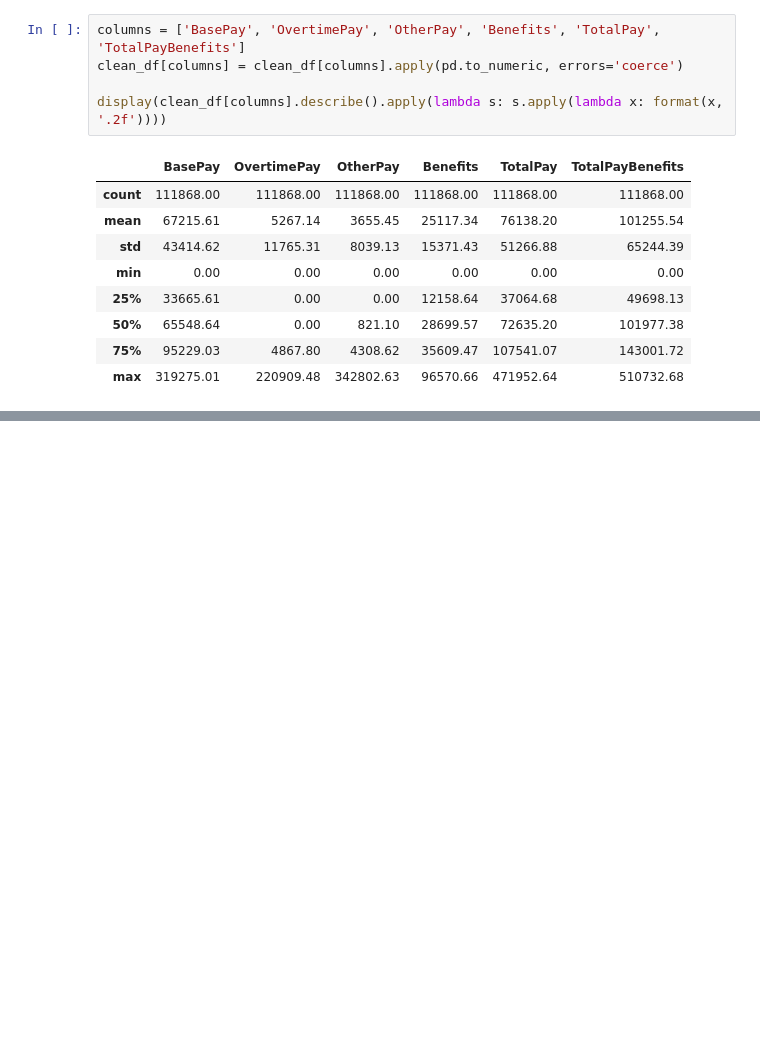
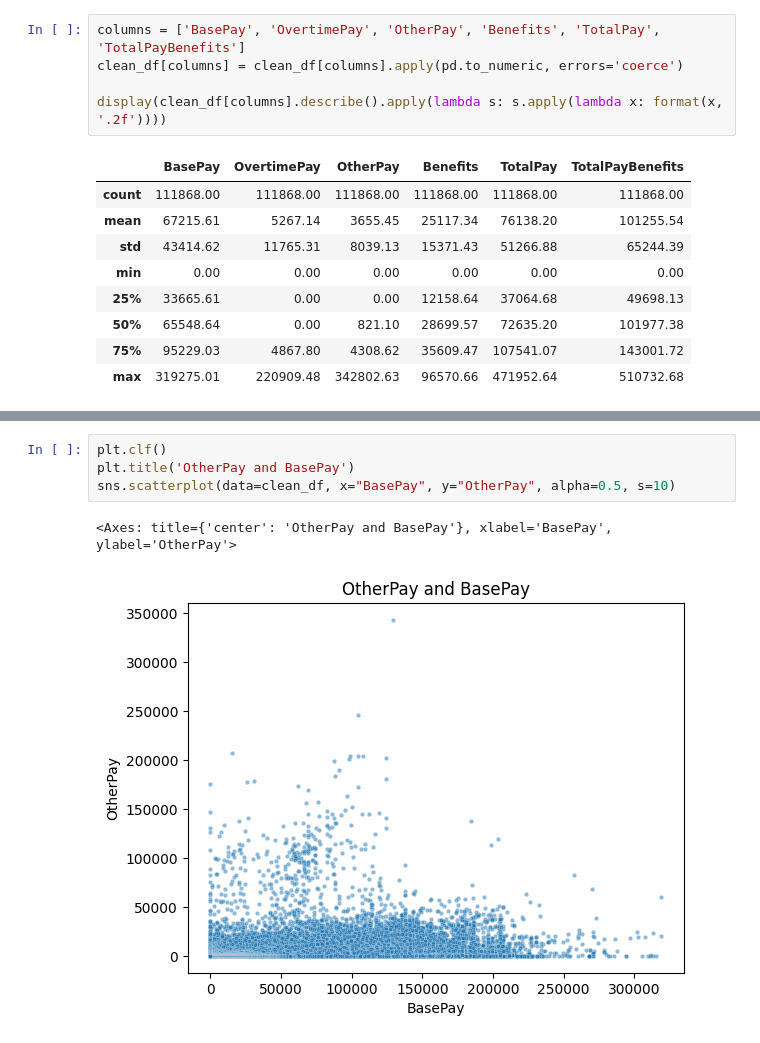
Before and after one commit to muffindud/FIA_Labs, a Jupyter notebook: lab4/main.ipynb, the cells around one changed output, grey strips where cells are left out. Drawn from its saved outputs; the diff is of its cells as text; blank space fills up the shorter version.

```diff
--- a/lab4/main.ipynb
+++ b/lab4/main.ipynb
@@ -112,0 +149,7 @@ display(clean_df[columns].describe().apply(lambda s: s.apply(lambda x: format(x,
+# %%
+plt.clf()
+plt.title('OtherPay and BasePay')
+sns.scatterplot(data=clean_df, x="BasePay", y="OtherPay", alpha=0.5, s=10)
+# %% [output]
+<Axes: title={'center': 'OtherPay and BasePay'}, xlabel='BasePay', ylabel='OtherPay'>
+[figure, added]
```
Also changed, not shown: parts of 8 cells of this notebook.
